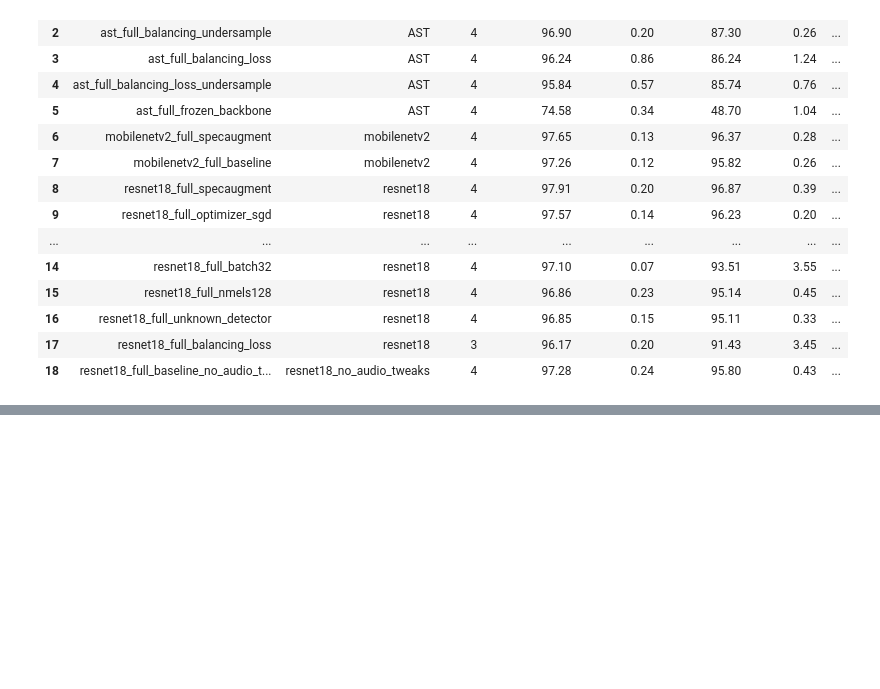
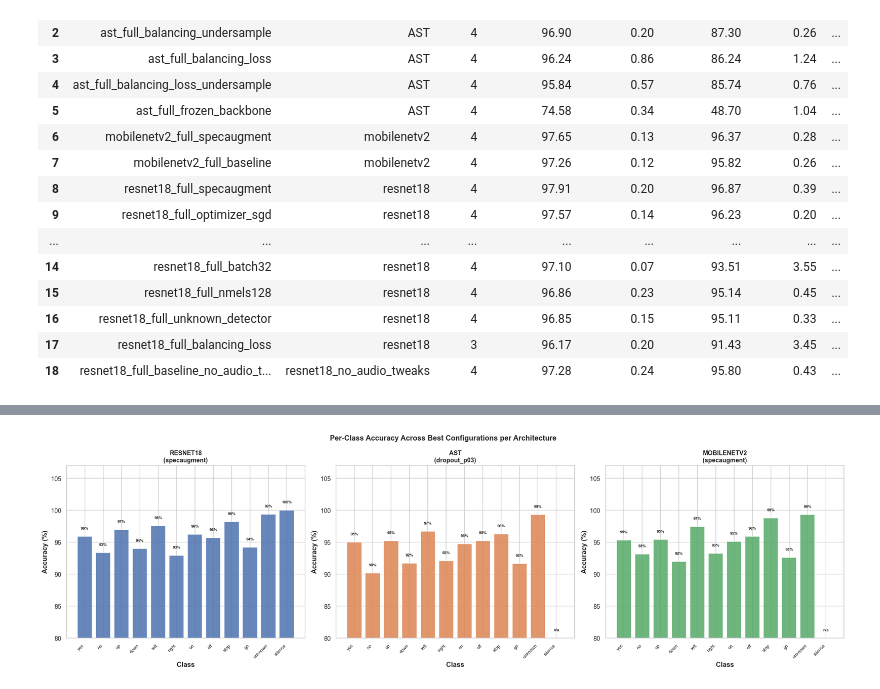
Before and after one commit to annaostrowska03/speech-commands-transformer-benchmark, a Jupyter notebook: reports/analysis_report.ipynb, the cells around one changed output, grey strips where cells are left out. Saved outputs shown, nothing was run; the diff lists cells and outputs as text; code cells hidden in the pictures; blank space fills up the shorter version.

```diff
--- a/reports/analysis_report.ipynb
+++ b/reports/analysis_report.ipynb
@@ -355,0 +422,84 @@ styled
+# %%
+OUTPUTS_DIR = Path("../outputs")
+
+def _load_cm_avg(paths, cm_key, label_key):
+    """Load and average confusion matrices across seeds."""
+    cms, labels = [], []
+    for jf in sorted(paths):
+        d = json.loads(jf.read_text())
+        if not labels:
+            labels = d.get(label_key, [])
+        cm = np.array(d.get(cm_key, []))
+        if cm.size:
+            cms.append(cm)
+    return (np.mean(cms, axis=0), labels) if cms else (None, [])
+
+def load_r18_cm(exp_name):
+    """Prefer eval_no_override_with_silence; fall back to eval_no_override."""
+    sil_dir = OUTPUTS_DIR / "analysis" / "eval_no_override_with_silence"
+    sil_paths = sorted(sil_dir.glob(f"{exp_name}_seed*_no_override_with_silence_confusion_matrix.json"))
+    if sil_paths:
+        return _load_cm_avg(sil_paths, "confusion_matrix", "class_names")
+    no_ov_dir = OUTPUTS_DIR / "analysis" / "eval_no_override"
+    paths = sorted(no_ov_dir.glob(f"{exp_name}_seed*_no_override_confusion_matrix.json"))
+    return _load_cm_avg(paths, "confusion_matrix", "class_names")
+
+def load_ast_cm(exp_name):
+    paths = [d / f"confusion_matrix_seed{d.name.split('_seed')[-1]}.json"
+             for d in sorted((OUTPUTS_DIR / "ast").glob(f"{exp_name}_seed*"))
+             if d.is_dir()]
+    paths = [p for p in paths if p.exists()]
+    return _load_cm_avg(paths, "matrix", "labels")
+
+def load_mv2_cm(exp_name):
+    paths = [d / f"confusion_matrix_seed{d.name.split('_seed')[-1]}.json"
+             for d in sorted((OUTPUTS_DIR / "mobilenetv2").glob(f"{exp_name}_seed*"))
+             if d.is_dir()]
+    paths = [p for p in paths if p.exists()]
+    return _load_cm_avg(paths, "confusion_matrix", "class_names")
+
+def per_class_acc_pct(cm):
+    row_sums = cm.sum(axis=1, keepdims=True)
+    row_sums[row_sums == 0] = 1
+    return (cm.diagonal() / row_sums.squeeze()) * 100
+
+# Best configs per architecture
+BEST = [
+    ("resnet18_full_specaugment",      load_r18_cm,  "RESNET18\n(specaugment)",      "#4C72B0"),
+    ("ast_full_dropout_p03",           load_ast_cm,  "AST\n(dropout_p03)",            "#DD8452"),
+    ("mobilenetv2_full_specaugment",   load_mv2_cm,  "MOBILENETV2\n(specaugment)",    "#55A868"),
+]
+
+fig, axes = plt.subplots(1, 3, figsize=(20, 6))
+fig.suptitle("Per-Class Accuracy Across Best Configurations per Architecture",
+             fontsize=13, fontweight="bold")
+
+for ax, (exp, loader, title, color) in zip(axes, BEST):
+    cm, class_names = loader(exp)
+    if cm is None:
+        ax.text(0.5, 0.5, "No data", ha="center", va="center", transform=ax.transAxes)
+        ax.set_title(title)
+        continue
+
+    accs = per_class_acc_pct(cm)
+    row_sums = cm.sum(axis=1)
+
+    bar_alphas = [0.3 if row_sums[i] == 0 else 0.85 for i in range(len(class_names))]
+    for i, (cn, acc, alpha) in enumerate(zip(class_names, accs, bar_alphas)):
+        ax.bar(i, acc if row_sums[i] > 0 else 0, color=color, alpha=alpha, edgecolor="white")
+        label = "n/a" if row_sums[i] == 0 else f"{int(round(acc))}%"
+        ax.text(i, 1 + (acc if row_sums[i] > 0 else 80),
+                label, ha="center", va="bottom", fontsize=7, fontweight="bold")
+
+    ax.set_ylim(80, 107)
+    ax.set_xticks(range(len(class_names)))
+    ax.set_xticklabels(class_names, rotation=45, ha="right", fontsize=8)
+    ax.set_xlabel("Class", fontweight="bold")
+    ax.set_ylabel("Accuracy (%)", fontweight="bold")
+    ax.set_title(title, fontweight="bold", fontsize=11)
+
+plt.tight_layout()
+plt.savefig("visualizations/confusion_matrices_multi_architecture.png", bbox_inches="tight")
+plt.show()
+# %% [output]
+[figure, added]
```
Also changed, not shown: parts of 7 cells of this notebook, 11 other files.
